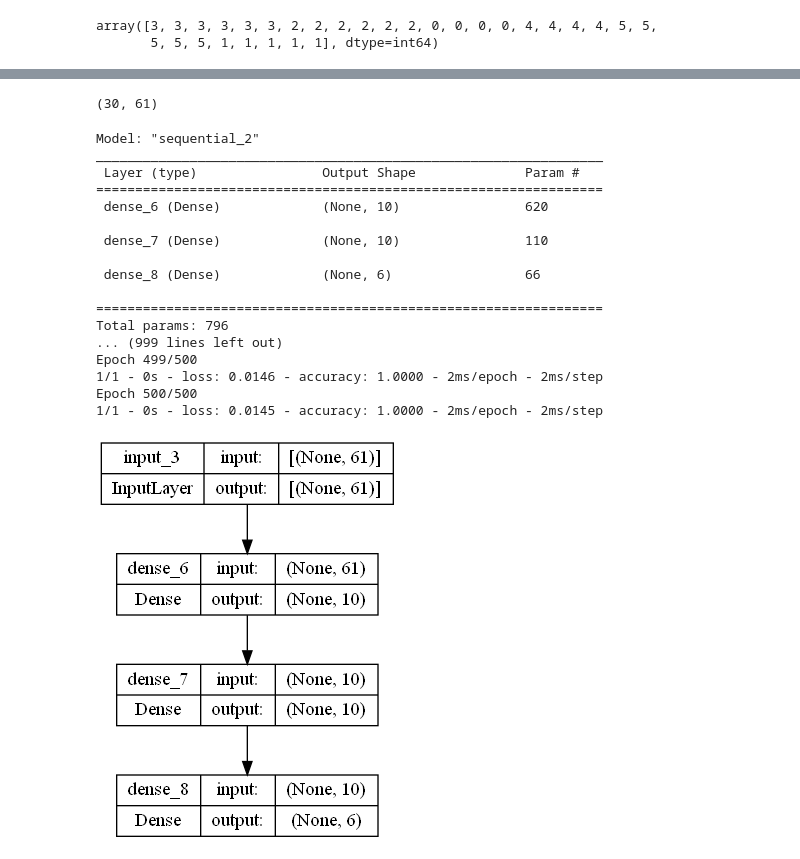
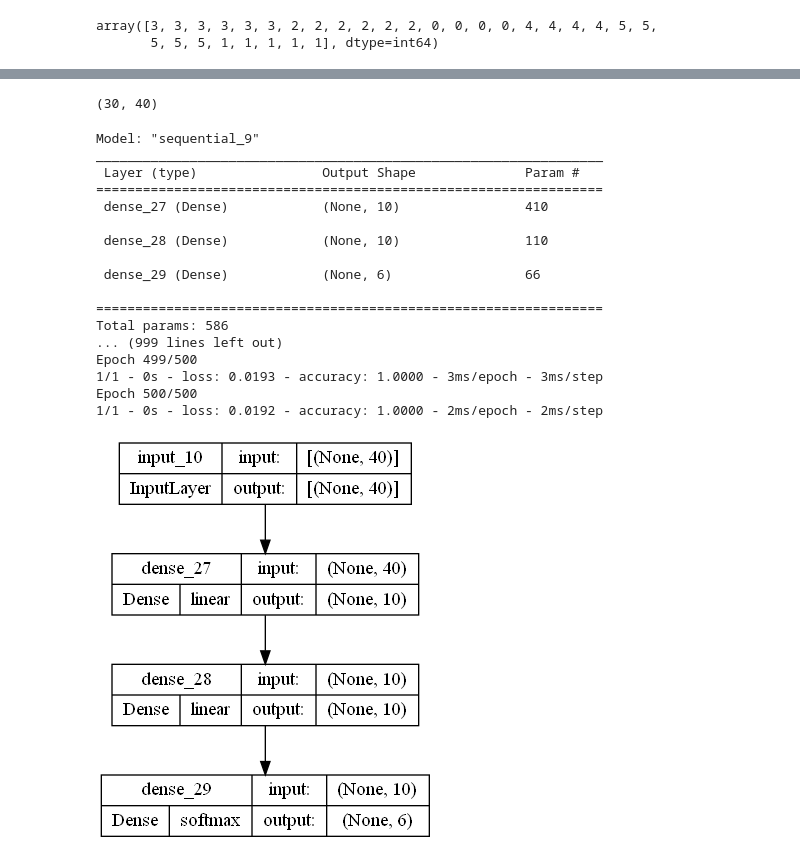
Before and after one commit to gnoul4869/ai-chat-bot, a Jupyter notebook: main.ipynb, the cells around one changed output, grey strips where cells are left out. Saved outputs shown, nothing was run; the diff lists cells and outputs as text; code cells hidden in the pictures.

Commit message:
- Update training result plot - Get images from plots - Add images folder

```diff
--- a/main.ipynb
+++ b/main.ipynb
@@ -66,3 +66,6 @@ for i in intents:
 
         data.append(stemmed_words)
         labels.append(i['context'])
+# %%
+words = set(words)
+words
@@ -157,7 +179,7 @@ x = np.array(x)
 y = np.array(y)
 x.shape
 # %% [output]
-(30, 61)
+(30, 40)
 # %%
 import tensorflow as tf
 
@@ -179,24 +201,24 @@ with tf.device('/CPU:0'):
 
     history = model.fit(x, y, epochs=500, verbose=2)
 # %% [output]
-Model: "sequential_2"
+Model: "sequential_9"
 _________________________________________________________________
  Layer (type)                Output Shape              Param #
 =================================================================
- dense_6 (Dense)             (None, 10)                620
+ dense_27 (Dense)            (None, 10)                410
 
- dense_7 (Dense)             (None, 10)                110
+ dense_28 (Dense)            (None, 10)                110
 
- dense_8 (Dense)             (None, 6)                 66
+ dense_29 (Dense)            (None, 6)                 66
 
 =================================================================
-Total params: 796
+Total params: 586
 ... (999 lines left out)
 Epoch 499/500
-1/1 - 0s - loss: 0.0146 - accuracy: 1.0000 - 2ms/epoch - 2ms/step
+1/1 - 0s - loss: 0.0193 - accuracy: 1.0000 - 3ms/epoch - 3ms/step
 Epoch 500/500
-1/1 - 0s - loss: 0.0145 - accuracy: 1.0000 - 2ms/epoch - 2ms/step
+1/1 - 0s - loss: 0.0192 - accuracy: 1.0000 - 2ms/epoch - 2ms/step
 # %%
-tf.keras.utils.plot_model(model, show_shapes=True)
+tf.keras.utils.plot_model(model, show_shapes=True, show_layer_activations=True, to_file='images/model.png')
 # %% [output]
-[figure, old version]
+[figure, new version]
```
Also changed, not shown: parts of 8 cells of this notebook, 2 other files.
